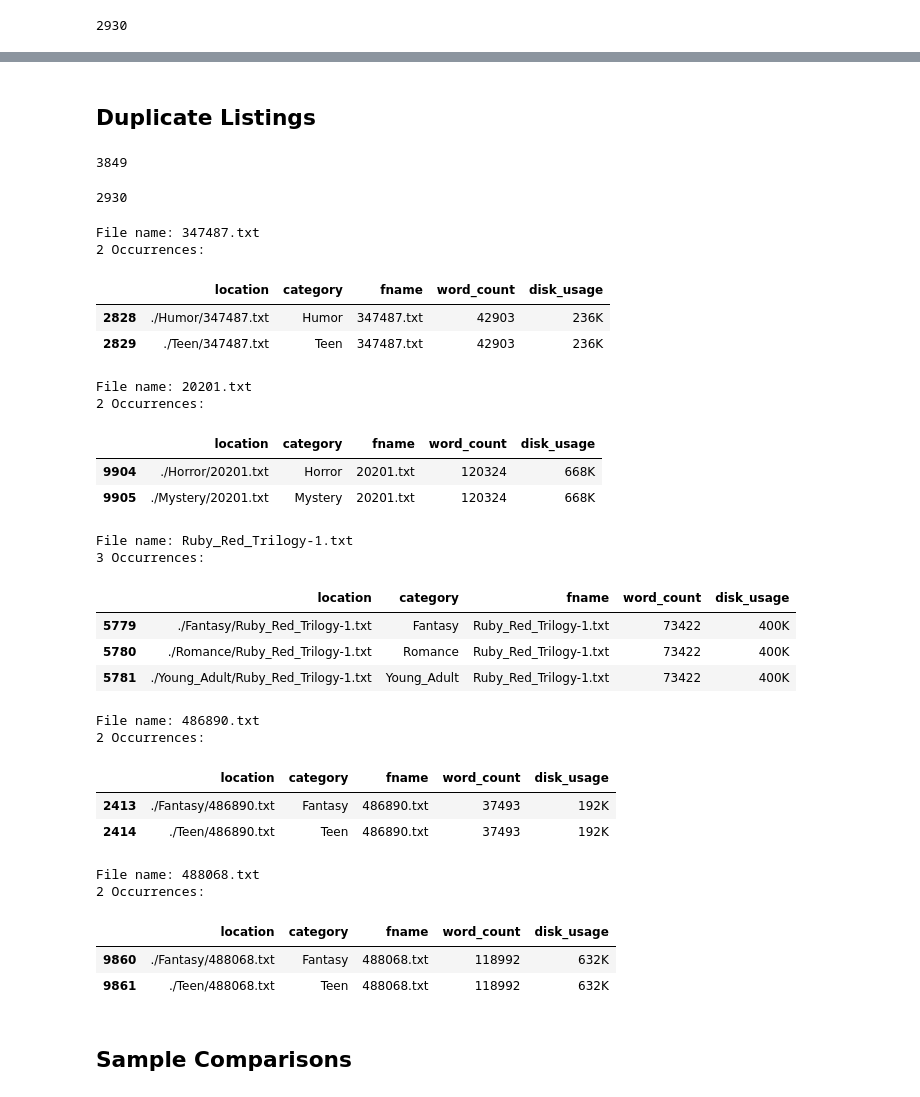
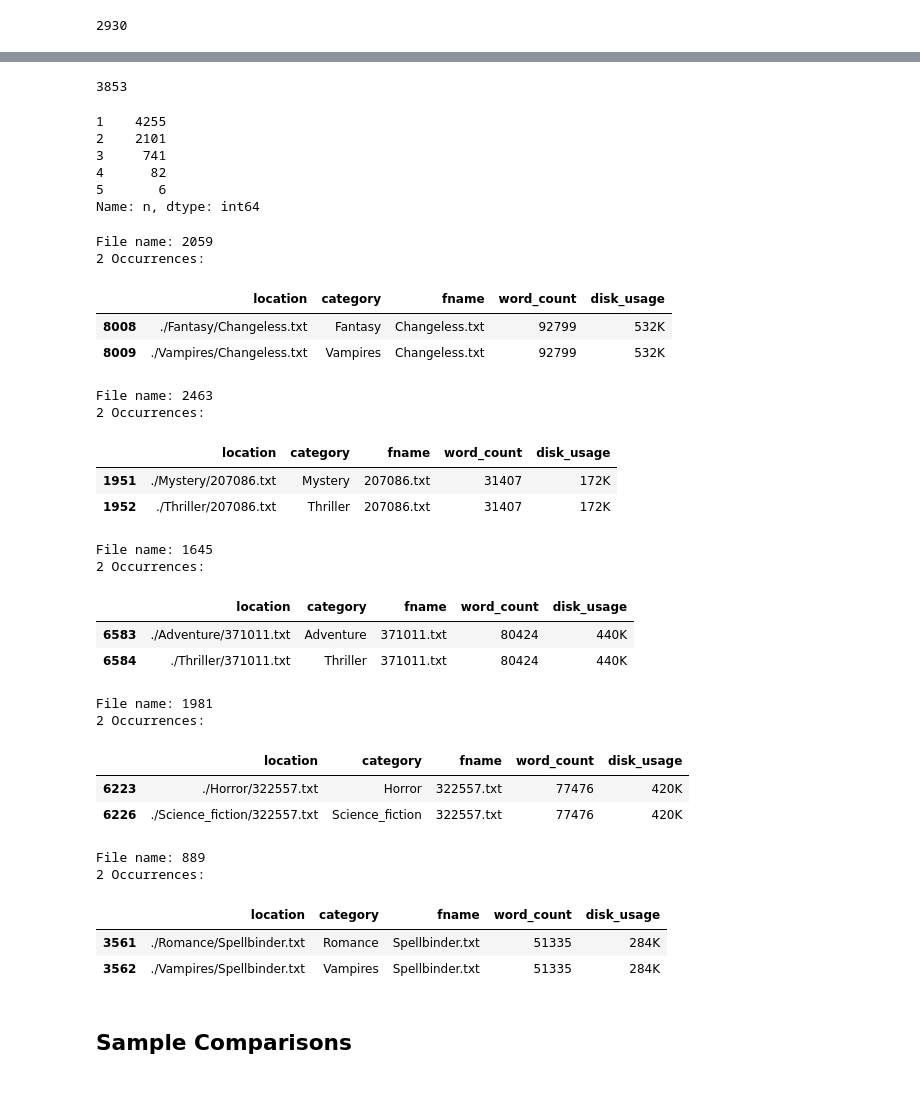
Before and after one commit to jackbandy/bookcorpus-datasheet, a Jupyter notebook: DataSheet.ipynb, the cells around one changed output, grey strips where cells are left out. Saved outputs shown, nothing was run; the diff lists cells and outputs as text; code cells hidden in the pictures.

```diff
--- a/DataSheet.ipynb
+++ b/DataSheet.ipynb
@@ -64,57 +69,57 @@ extra_books.word_count.sum() + bc_books.word_count.sum()
-# %% [markdown]
-## Duplicate Listings
-# %%
-# How many listings may be duplicated?
-# (based on the filename + word count + disk usage fingerprint)
-len(bc_books) - len(bc_books_unique)
-# %% [output]
-3849
-# %%
-# Look for filenames occuring multiple times
-potential_dups = pd.DataFrame(bc_books.fname.value_counts())
-potential_dups.columns = ['n']
-potential_dups=potential_dups[potential_dups.n>1]
-
-# how many file names occur multiple times?
-print(len(potential_dups))
-# %% [output]
-2930
+# %%
+# How many books do these file names represent?
+# That is, how many books are duplicates?
+len(bc_books) - len(file_name_counts)
+# %% [output]
+3853
+# %%
+# How many books occur once, twice, thrice, etc.?
+print(file_name_counts.n.value_counts())
+# %% [output]
+1    4255
+2    2101
+3     741
+4      82
+5       6
+Name: n, dtype: int64
 # %%
+# What are some of the duplicate books?
+
 # for now, remove filenames with unknown name scheme (e.g. 'u3041.txt', 'et4358.txt', 'b5096.txt')
-named_dups=potential_dups[~potential_dups.index.str.match(r'(u|et|b)')]
+named_dups=file_name_counts[(~file_name_counts.fname.str.match(r'(u|et|b)'))]
+named_dups = named_dups[(named_dups.n>1)]
 
 # inspect 5 random filenames occuring multiple times, inspect listings
 for index, row in named_dups.sample(5).iterrows():
     print("File name: {}".format(index))
-    print("{} Occurrences:".format(len(bc_books[bc_books.fname==index])))
-    display(HTML(bc_books[bc_books.fname==index].to_html()))
+    print("{} Occurrences:".format(len(bc_books[bc_books.fname==row.fname])))
+    display(HTML(bc_books[bc_books.fname==row.fname].to_html()))
 # %% [output]
-File name: 347487.txt
+File name: 2059
 2 Occurrences:
 |  | location | category | fname | word_count | disk_usage |
-| 2828 | ./Humor/347487.txt | Humor | 347487.txt | 42903 | 236K |
-| 2829 | ./Teen/347487.txt | Teen | 347487.txt | 42903 | 236K |
+| 8008 | ./Fantasy/Changeless.txt | Fantasy | Changeless.txt | 92799 | 532K |
+| 8009 | ./Vampires/Changeless.txt | Vampires | Changeless.txt | 92799 | 532K |
-File name: 20201.txt
+File name: 2463
 2 Occurrences:
 |  | location | category | fname | word_count | disk_usage |
-| 9904 | ./Horror/20201.txt | Horror | 20201.txt | 120324 | 668K |
-| 9905 | ./Mystery/20201.txt | Mystery | 20201.txt | 120324 | 668K |
+| 1951 | ./Mystery/207086.txt | Mystery | 207086.txt | 31407 | 172K |
+| 1952 | ./Thriller/207086.txt | Thriller | 207086.txt | 31407 | 172K |
-File name: Ruby_Red_Trilogy-1.txt
-3 Occurrences:
+File name: 1645
+2 Occurrences:
 |  | location | category | fname | word_count | disk_usage |
-| 5779 | ./Fantasy/Ruby_Red_Trilogy-1.txt | Fantasy | Ruby_Red_Trilogy-1.txt | 73422 | 400K |
-| 5780 | ./Romance/Ruby_Red_Trilogy-1.txt | Romance | Ruby_Red_Trilogy-1.txt | 73422 | 400K |
-| 5781 | ./Young_Adult/Ruby_Red_Trilogy-1.txt | Young_Adult | Ruby_Red_Trilogy-1.txt | 73422 | 400K |
+| 6583 | ./Adventure/371011.txt | Adventure | 371011.txt | 80424 | 440K |
+| 6584 | ./Thriller/371011.txt | Thriller | 371011.txt | 80424 | 440K |
-File name: 486890.txt
+File name: 1981
 2 Occurrences:
 |  | location | category | fname | word_count | disk_usage |
-| 2413 | ./Fantasy/486890.txt | Fantasy | 486890.txt | 37493 | 192K |
-| 2414 | ./Teen/486890.txt | Teen | 486890.txt | 37493 | 192K |
+| 6223 | ./Horror/322557.txt | Horror | 322557.txt | 77476 | 420K |
+| 6226 | ./Science_fiction/322557.txt | Science_fiction | 322557.txt | 77476 | 420K |
-File name: 488068.txt
+File name: 889
 2 Occurrences:
 |  | location | category | fname | word_count | disk_usage |
-| 9860 | ./Fantasy/488068.txt | Fantasy | 488068.txt | 118992 | 632K |
-| 9861 | ./Teen/488068.txt | Teen | 488068.txt | 118992 | 632K |
+| 3561 | ./Romance/Spellbinder.txt | Romance | Spellbinder.txt | 51335 | 284K |
+| 3562 | ./Vampires/Spellbinder.txt | Vampires | Spellbinder.txt | 51335 | 284K |
 # %% [markdown]
 ## Sample Comparisons
 # %% [markdown]
```
Also changed, not shown: parts of 10 cells of this notebook, 1 other file.
